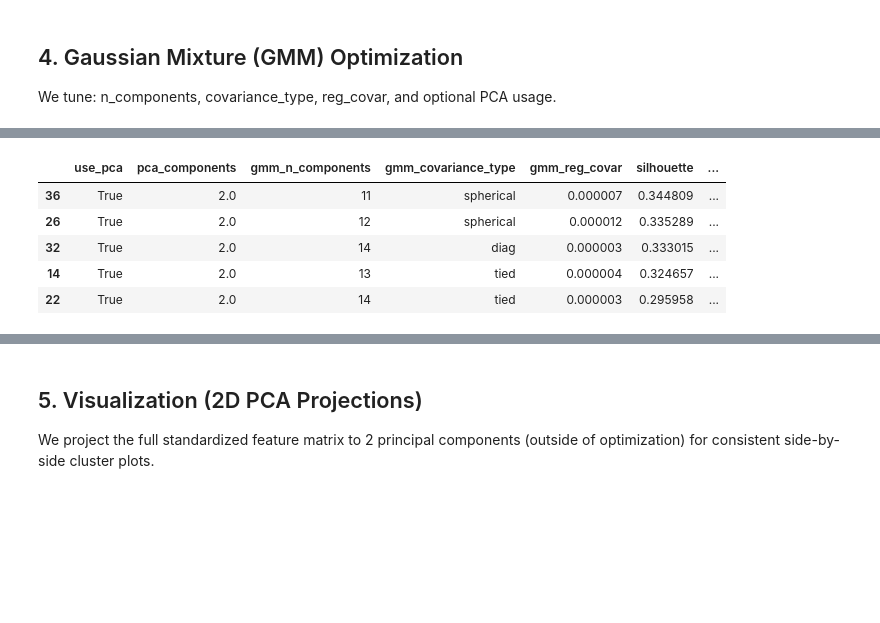
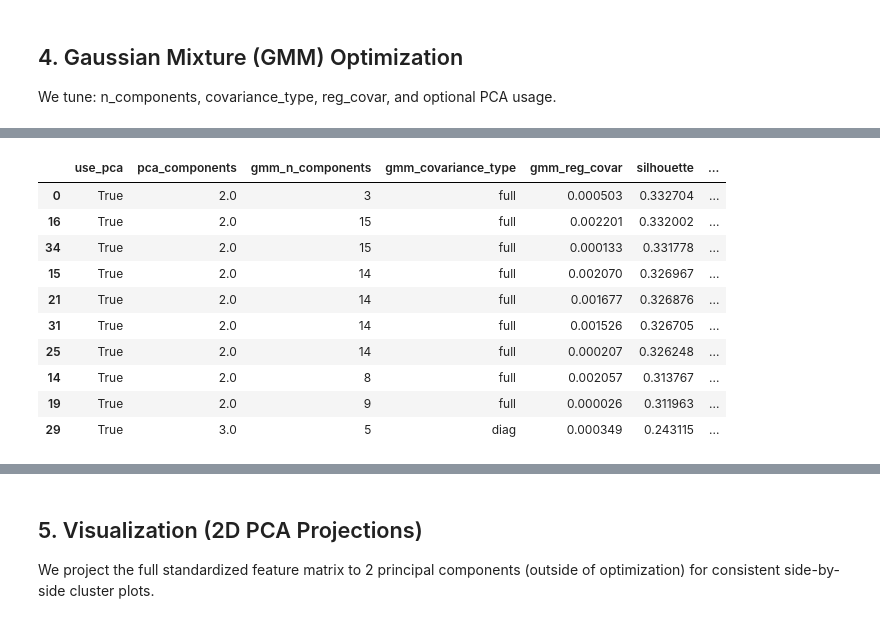
Before and after one commit to leonardosor/milestone2, a Jupyter notebook: src/unsupervised.ipynb, the cells around one changed output, grey strips where cells are left out. Cells and saved outputs as stored; diff of their text form; code cells hidden in the pictures; blank space fills up the shorter version.

```diff
--- a/src/unsupervised.ipynb
+++ b/src/unsupervised.ipynb
@@ -306,39 +365,57 @@ max         0.349  335421.708       11.725
 ## 4. Gaussian Mixture (GMM) Optimization
 We tune: n_components, covariance_type, reg_covar, and optional PCA usage.
 # %%
+# --- Gaussian Mixture (GMM) Hyperparameter Optimization (enhanced) ---
 
-print("Running GMM optimization (silence trials=", SUPPRESS_TRIAL_OUTPUT, ") ...")
+N_GMM_TRIALS = 40  # adjust if you want a faster/slower search
+REUSE_EXISTING_GMM_STUDY = False  # set True to skip re-optimizing if study_gmm already present
+GMM_STUDY_NAME = 'gmm_clustering'
 
-def build_gmm(trial):
-    n_components = trial.suggest_int('gmm_n_components', 2, 15)
-    covariance_type = trial.suggest_categorical('gmm_covariance_type', ['full', 'tied', 'diag', 'spherical'])
-    reg_covar = trial.suggest_float('gmm_reg_covar', 1e-6, 1e-2, log=True)
-    return GaussianMixture(
-        n_components=n_components,
-        covariance_type=covariance_type,
-        reg_covar=reg_covar,
-        random_state=42
-    )
+if REUSE_EXISTING_GMM_STUDY and 'study_gmm' in globals():
+    print('[GMM] Reusing existing Optuna study; skipping optimization.')
+else:
+    def build_gmm(trial):
+        n_components = trial.suggest_int('gmm_n_components', 2, 15)
+        covariance_type = trial.suggest_categorical('gmm_covariance_type', ['full', 'tied', 'diag', 'spherical'])
+        reg_covar = trial.suggest_float('gmm_reg_covar', 1e-6, 1e-2, log=True)
+        return GaussianMixture(
+            n_components=n_components,
+            covariance_type=covariance_type,
+            reg_covar=reg_covar,
+            random_state=42
+        )
 
-with silent_stdout(SUPPRESS_TRIAL_OUTPUT):
-    study_gmm = optuna.create_study(direction='maximize', study_name='gmm_clustering')
-    study_gmm.optimize(objective_wrapper(build_gmm), n_trials=40, show_progress_bar=not SUPPRESS_TRIAL_OUTPUT)
+    print(f"[GMM] Running optimization (silence trials={SUPPRESS_TRIAL_OUTPUT}) ...")
+    with silent_stdout(SUPPRESS_TRIAL_OUTPUT):
+        study_gmm = optuna.create_study(direction='maximize', study_name=GMM_STUDY_NAME)
+        study_gmm.optimize(
+            objective_wrapper_with_runtime(build_gmm),
+            n_trials=N_GMM_TRIALS,
+            show_progress_bar=not SUPPRESS_TRIAL_OUTPUT
+        )
 
 best_g_params = study_gmm.best_trial.params
 best_g_metrics = study_gmm.best_trial.user_attrs.get('metrics', {})
-print("GMM Best Params:")
+print("[GMM] Best Params:")
 print(best_g_params)
-print("GMM Best Metrics:")
+print("[GMM] Best Metrics:")
 print(best_g_metrics)
-print(f"Best silhouette: {study_gmm.best_value:.4f}")
+print(f"[GMM] Best silhouette: {study_gmm.best_value:.4f}")
 
+# Build results DataFrame (include runtime)
 gmm_results = []
 for t in study_gmm.trials:
     row = {**t.params}
-    row.update(t.user_attrs.get('metrics', {}))
+    metrics = t.user_attrs.get('metrics', {})
+    row.update(metrics)
+    row['runtime_sec'] = t.user_attrs.get('runtime_sec')
     gmm_results.append(row)
-import pandas as pd
+
 gmm_results_df = pd.DataFrame(gmm_results)
 if not gmm_results_df.empty:
-    display(gmm_results_df.sort_values('silhouette', ascending=False).head())
+    display(gmm_results_df.sort_values('silhouette', ascending=False).head(10))
+    print('[GMM] Summary:')
+    print(gmm_results_df[['silhouette','calinski_harabasz','davies_bouldin','runtime_sec']].describe().round(3))
+else:
+    print('[GMM] No trials recorded.')
 # %% [output]
@@ -351,6 +433,11 @@ Best silhouette: 0.3448
 |  | use_pca | pca_components | gmm_n_components | gmm_covariance_type | gmm_reg_covar | silhouette | ... |
-| 36 | True | 2.0 | 11 | spherical | 0.000007 | 0.344809 | ... |
-| 26 | True | 2.0 | 12 | spherical | 0.000012 | 0.335289 | ... |
-| 32 | True | 2.0 | 14 | diag | 0.000003 | 0.333015 | ... |
-| 14 | True | 2.0 | 13 | tied | 0.000004 | 0.324657 | ... |
-| 22 | True | 2.0 | 14 | tied | 0.000003 | 0.295958 | ... |
+| 0 | True | 2.0 | 3 | full | 0.000503 | 0.332704 | ... |
+| 16 | True | 2.0 | 15 | full | 0.002201 | 0.332002 | ... |
+| 34 | True | 2.0 | 15 | full | 0.000133 | 0.331778 | ... |
+| 15 | True | 2.0 | 14 | full | 0.002070 | 0.326967 | ... |
+| 21 | True | 2.0 | 14 | full | 0.001677 | 0.326876 | ... |
+| 31 | True | 2.0 | 14 | full | 0.001526 | 0.326705 | ... |
+| 25 | True | 2.0 | 14 | full | 0.000207 | 0.326248 | ... |
+| 14 | True | 2.0 | 8 | full | 0.002057 | 0.313767 | ... |
+| 19 | True | 2.0 | 9 | full | 0.000026 | 0.311963 | ... |
+| 29 | True | 3.0 | 5 | diag | 0.000349 | 0.243115 | ... |
```
Also changed, not shown: parts of 19 cells of this notebook, 4 other files.
